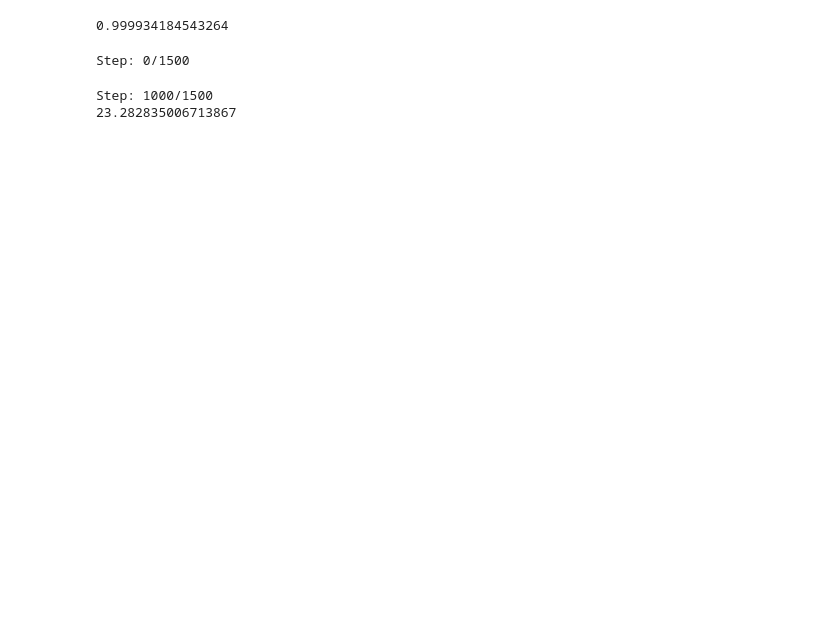
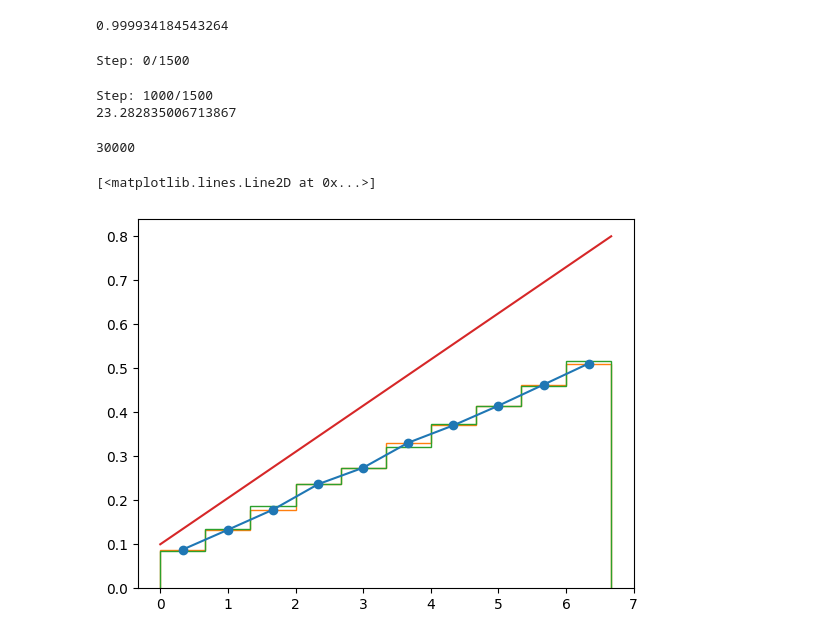
Before and after one commit to tsgaurav/Ising_RSRG, a Jupyter notebook: ipynb_notebooks/Ising_Decimation_2D.ipynb, the cells around one changed output. Drawn from its saved outputs; the diff is of its cells as text; code cells hidden in the pictures; blank space fills up the shorter version.

```diff
--- a/ipynb_notebooks/Ising_Decimation_2D.ipynb
+++ b/ipynb_notebooks/Ising_Decimation_2D.ipynb
@@ -438,23 +462,27 @@ a, b = (0.1, 0.1)
 # %%
 def fill_J_ij_matrix(size, nn_ind, nnn_ind, a, b, include_nnn=True):
     J_ij_vals = sparse.lil_matrix((size, size))
+    bond_sum = 0
+    #hit_mat = np.zeros(shape=(size, size))
     for ind in range(size):
 
         #Filling nn bonds
         adj_ind_array = np.array(nn_ind[ind])
         upper_ind = adj_ind_array[adj_ind_array>ind]
-
+        bond_sum+=len(upper_ind)
+        #print(ind, upper_ind)
+        #hit_mat[ind, upper_ind] = 1
         #Include jacobian to transform pdf
-        J_ij_vals[ind, upper_ind] = sparse.lil_matrix(np.exp(-np.array(random_nnDist(a/3.0, b/3.0, custDist=linDist, size=len(upper_ind)))))
+        J_ij_vals[ind, upper_ind] = sparse.lil_matrix(np.exp(-np.array(random_nnDist(a, b, custDist=linDist, size=len(upper_ind)))))
 
         if include_nnn:
             #Filling nnn bonds
-            w = (np.sqrt((a/3)**2 + 2*(b/3)) - a/3)/(b/3)
             adj_ind_array = np.array(nnn_ind[ind])
             upper_ind = adj_ind_array[adj_ind_array>ind]
 
-            J_ij_vals[ind, upper_ind] = sparse.lil_matrix(np.exp(-np.array(random_nnnDist(w, a/6.0, b/6.0, custDist=linDist, size=len(upper_ind)))))
-
+            J_ij_vals[ind, upper_ind] = sparse.lil_matrix(np.exp(-np.array(random_nnnDist(a, b, custDist=linDist_nnn, size=len(upper_ind)))))
+    #plt.imshow(hit_mat + hit_mat.T)
+    print(bond_sum)
     return J_ij_vals + J_ij_vals.T
 
 def chunk_deleter(ind_array, size):
@@ -470,0 +520,31 @@ def resparse(spr_mat, size, tol):
+# %%
+L=100
+nn_ind = triangle_nn_indices(L)
+nnn_ind = triangle_nnn_indices(L)
+a,b=  0.1, 0.105
+
+J_ij_vals = fill_J_ij_matrix(L*L, nn_ind, nnn_ind, a, b, include_nnn=False)
+
+
+sparse.find(J_vals)[2]
+
+J_remain = sparse.find(J_ij_vals)[2]
+
+n, bins = np.histogram(-np.log(J_remain))
+plt.figure()
+width = bins[1]-bins[0]
+plt.plot(bins[1:]-width/2, n/(2*L*L), marker='o')
+
+plt.stairs(n/(2*L*L), bins)
+#plt.ylim(0, 0.6)
+
+samples=random_nnDist(a,b,custDist=linDist_nn,size=30000)
+#print(samples)
+
+n,bins = np.histogram(np.array(samples))
+plt.stairs(n/(L*L), bins)
+plt.plot(x, 3*np.array(linDist_nn(x, a, b)))
+# %% [output]
+30000
+[<matplotlib.lines.Line2D at 0x...>]
+[figure, added]
```
Also changed, not shown: parts of 10 cells of this notebook, 4 other files.
